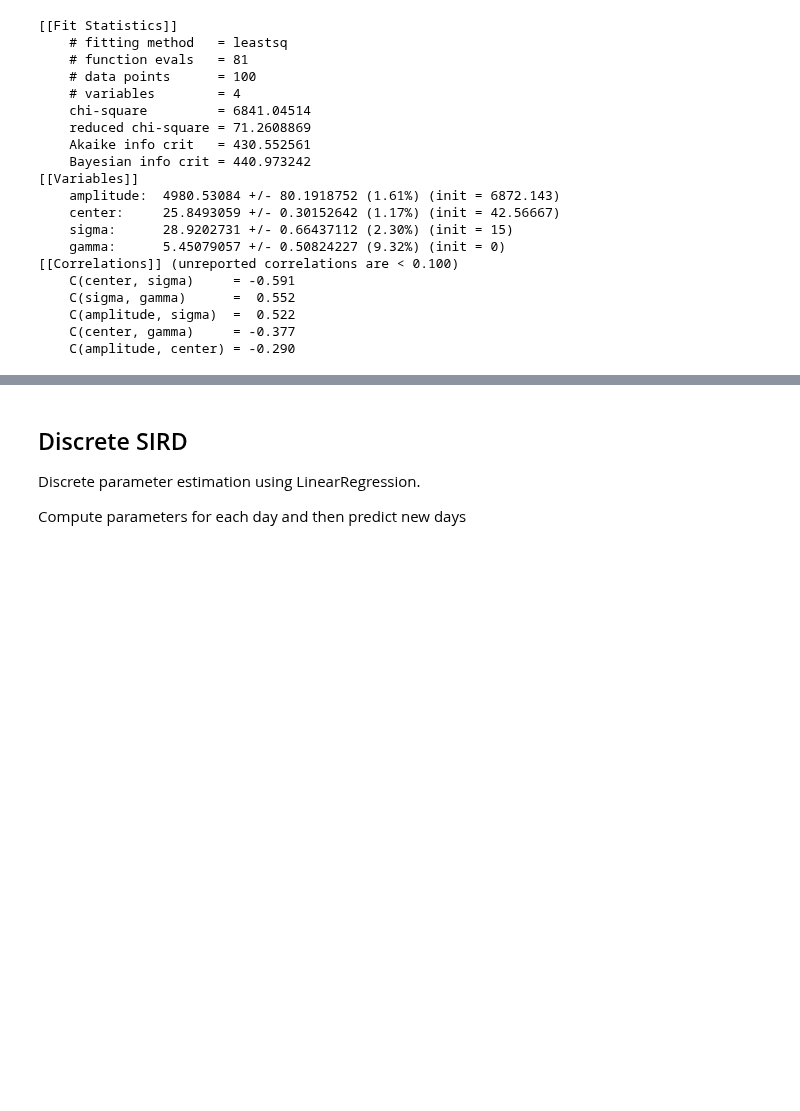
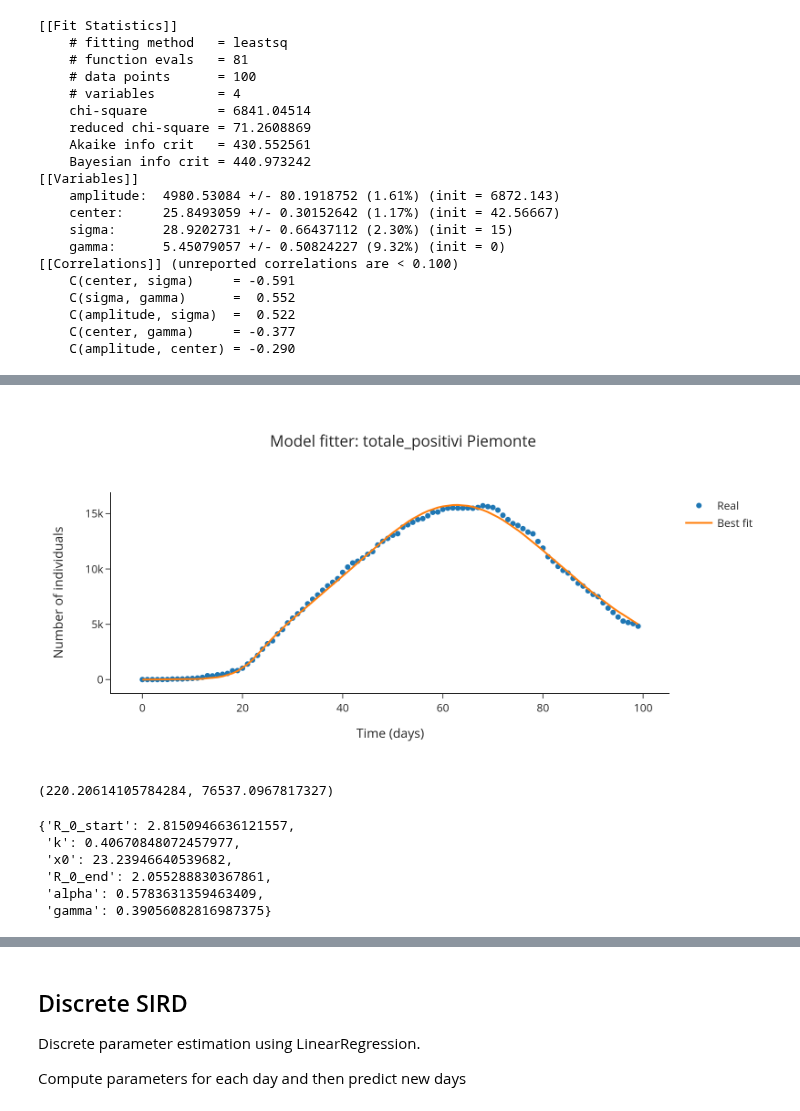
Before and after one commit to nicoloverardo/master-degree-thesis, a Jupyter notebook: notebooks/02-sird.ipynb, the cells around one changed output, grey strips where cells are left out. Cells and saved outputs as stored; diff of their text form; code cells hidden in the pictures; blank space fills up the shorter version.

Commit message:
Added example for regional cont. sird

```diff
--- a/notebooks/02-sird.ipynb
+++ b/notebooks/02-sird.ipynb
@@ -644,0 +647,11 @@ print(lmfit.fit_report(result))
+# %%
+mapping_regional = {
+    'nuovi_positivi': 2,
+    'totale_positivi': 2,
+    'deceduti_giorni0': 4,
+    'deceduti': 4,
+}
+
+def fitter_regional(x, R_0_start, k, x0, R_0_end, alpha, gamma):
+    ret = Model(days, N, R_0_start, k, x0, R_0_end, alpha, gamma)
+    return ret[mapping_regional[compart]][x]
@@ -644,0 +695,11 @@ print(lmfit.fit_report(result))
+# %%
+province = 'Piemonte'
+compart = 'totale_positivi'
+
+mod, params, y_data, x_data, days, N = get_model_regional(province, compart, dpc_regioni_df, pop_prov_df, outbreak_shift=0)
+# %%
+time = datetime.datetime.now()
+
+result = mod.fit(y_data, params, method="leastsq", x=x_data)
+
+print('Fitting done in {}'.format(datetime.datetime.now() - time))
@@ -644,0 +708,2 @@ print(lmfit.fit_report(result))
+# %%
+lmfit.report_fit(result)
@@ -644,0 +728,23 @@ print(lmfit.fit_report(result))
+# %%
+general_plot(t=x_data,
+             title='Model fitter: ' + compart + ' ' + province,
+             data=[result.data, result.best_fit],
+             names=['Real', 'Best fit'],
+             modes=['markers', 'lines'],
+             blend_legend=False,
+             output_image=True)
+# %% [output]
+[figure, added]
+# %%
+mean_absolute_error(result.data, result.best_fit), mean_squared_error(result.data, result.best_fit)
+# %% [output]
+(220.20614105784284, 76537.0967817327)
+# %%
+result.best_values
+# %% [output]
+{'R_0_start': 2.8150946636121557,
+ 'k': 0.40670848072457977,
+ 'x0': 23.23946640539682,
+ 'R_0_end': 2.055288830367861,
+ 'alpha': 0.5783631359463409,
+ 'gamma': 0.39056082816987375}
```
Also changed, not shown: parts of 8 cells of this notebook, 1 other file.
